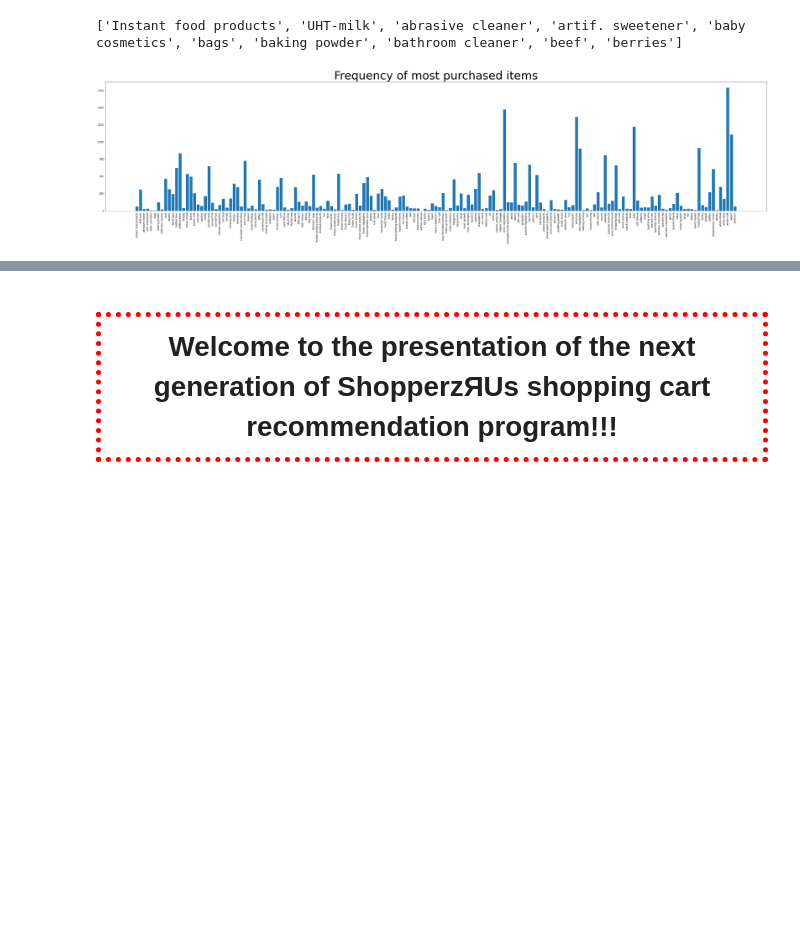
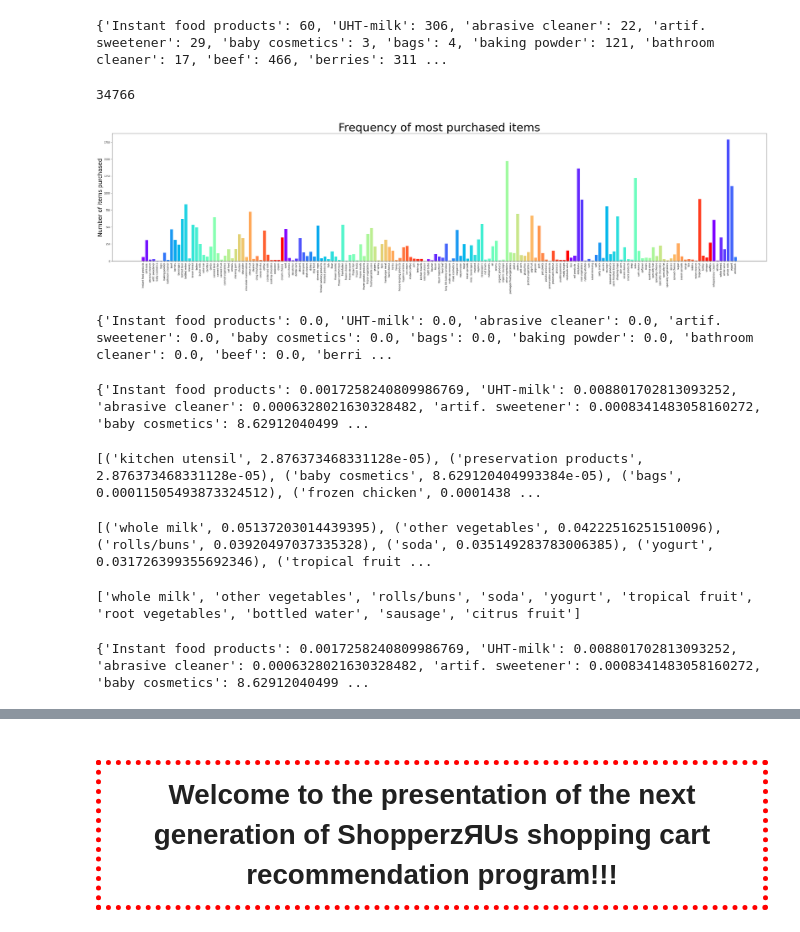
Before and after one commit to Catch22Software/CapStone, a Jupyter notebook: C964_Final_Product.ipynb, the cells around one changed output, grey strips where cells are left out. Saved outputs shown, nothing was run; the diff lists cells and outputs as text; code cells hidden in the pictures; blank space fills up the shorter version.

```diff
--- a/C964_Final_Product.ipynb
+++ b/C964_Final_Product.ipynb
@@ -17,3 +22,8 @@ te = TransactionEncoder()
 with open('Data/transaction_data.csv') as f:
     reader = csv.reader(f)
     items = list(reader)
+# %%
+total_items = 0
+for i in range(len(items)):
+    total_items += len(items[i])
+print(total_items)
@@ -40,19 +40,36 @@ print(numbers)
 # %%
 column_names = list(df.columns)
-# %%
-print(column_names[:10])
-# %% [output]
-['Instant food products', 'UHT-milk', 'abrasive cleaner', 'artif. sweetener', 'baby cosmetics', 'bags', 'baking powder', 'bathroom cleaner', 'beef', 'berries']
+# %%
+item_frequency = {column_names[i] : numbers[i] for i in range(len(column_names))}
+# %%
+print(str(item_frequency))
+# %% [output]
+{'Instant food products': 60, 'UHT-milk': 306, 'abrasive cleaner': 22, 'artif. sweetener': 29, 'baby cosmetics': 3, 'bags': 4, 'baking powder': 121, 'bathroom cleaner': 17, 'beef': 466, 'berries': 311 ...
+# %%
+value1 = sum([x for x in item_frequency.values()])
+print(value1)
+# %% [output]
+34766
 # %%
 color = plt.cm.rainbow(np.linspace(0, 1, 40))
-x = column_names
-y = numbers
-fig = plt.figure()
-fig.set_figwidth(50)
-fig.set_figheight(10)
+x = item_frequency.keys()
+y = item_frequency.values()
+fig = plt.figure(figsize=(50,10))
+plt.ylabel("Number of items purchased", fontsize = 24)
 plt.title("Frequency of most purchased items", fontsize= 48)
-plt.bar(x,y)
+plt.bar(x,y, color=color)
 plt.xticks(rotation=90)
 plt.show()
 # %% [output]
-[figure, old version]
+[figure, new version]
+# %%
+dict_from_items = dict.fromkeys(item_frequency.copy().keys(), 0.0)
+print(str(dict_from_items))
+# %% [output]
+{'Instant food products': 0.0, 'UHT-milk': 0.0, 'abrasive cleaner': 0.0, 'artif. sweetener': 0.0, 'baby cosmetics': 0.0, 'bags': 0.0, 'baking powder': 0.0, 'bathroom cleaner': 0.0, 'beef': 0.0, 'berri ...
+# %%
+for i in range(len(dict_from_items)):
+    dict_from_items.update({column_names[i] : ((item_frequency.get(column_names[i])) / 34766.0)})
+print(str(dict_from_items))
+# %% [output]
+{'Instant food products': 0.0017258240809986769, 'UHT-milk': 0.008801702813093252, 'abrasive cleaner': 0.0006328021630328482, 'artif. sweetener': 0.0008341483058160272, 'baby cosmetics': 8.62912040499 ...
@@ -58,0 +78,20 @@ plt.show()
+# %%
+print(new_list_1)
+# %% [output]
+[('kitchen utensil', 2.876373468331128e-05), ('preservation products', 2.876373468331128e-05), ('baby cosmetics', 8.629120404993384e-05), ('bags', 0.00011505493873324512), ('frozen chicken', 0.0001438 ...
+# %%
+top_ten = copy.copy(new_list_1[-1:-11:-1])
+print(top_ten)
+# %% [output]
+[('whole milk', 0.05137203014439395), ('other vegetables', 0.04222516251510096), ('rolls/buns', 0.03920497037335328), ('soda', 0.035149283783006385), ('yogurt', 0.031726399355692346), ('tropical fruit ...
+# %%
+items_to_remove = [x[0] for x in copy.copy(top_ten)]
+print(items_to_remove)
+# %% [output]
+['whole milk', 'other vegetables', 'rolls/buns', 'soda', 'yogurt', 'tropical fruit', 'root vegetables', 'bottled water', 'sausage', 'citrus fruit']
+# %%
+for i in range(len(items_to_remove)):
+    dict_from_items.pop(items_to_remove[i])
+print(str(dict_from_items))
+# %% [output]
+{'Instant food products': 0.0017258240809986769, 'UHT-milk': 0.008801702813093252, 'abrasive cleaner': 0.0006328021630328482, 'artif. sweetener': 0.0008341483058160272, 'baby cosmetics': 8.62912040499 ...
```
Also changed, not shown: parts of 39 cells of this notebook, 2 other files.
